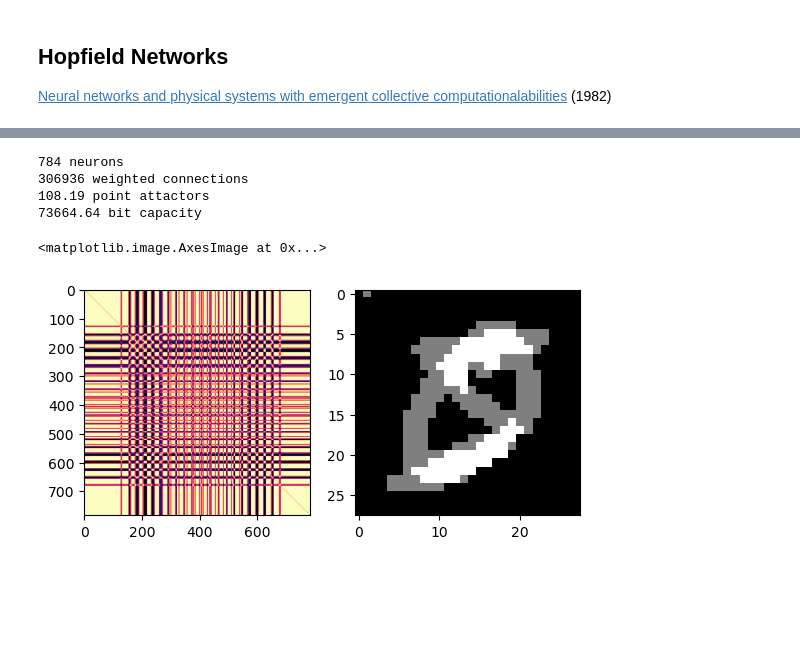
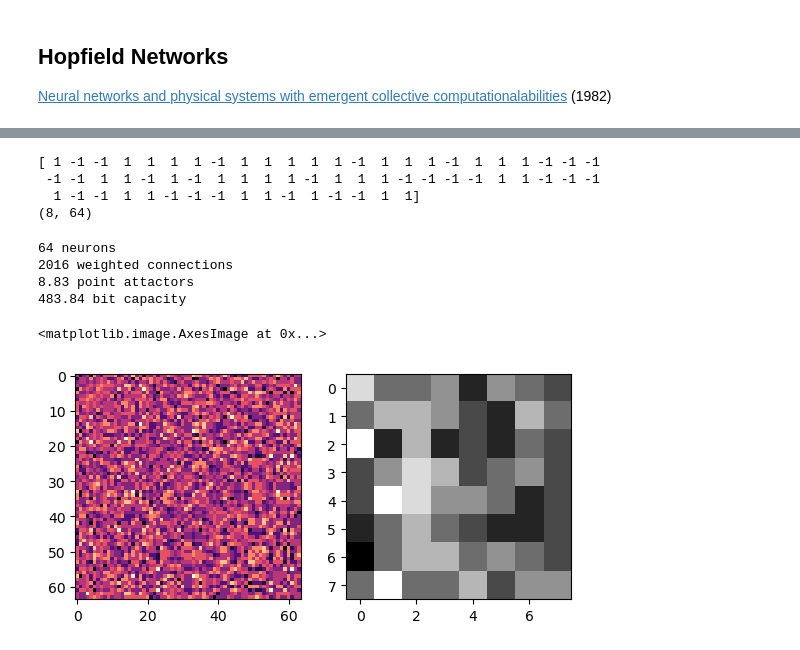
Before and after one commit to epochlab/LAM, a Jupyter notebook: sandbox/sandbox_hopfield.ipynb, the cells around one changed output, grey strips where cells are left out. Saved outputs shown, nothing was run; the diff lists cells and outputs as text; code cells hidden in the pictures; blank space fills up the shorter version.

```diff
--- a/sandbox/sandbox_hopfield.ipynb
+++ b/sandbox/sandbox_hopfield.ipynb
@@ -35,31 +48,43 @@ print(data.shape)
+# %%
+ndim = 64
+memory = 8
+# %%
+data = np.array([1 if x > 0.5 else -1 for x in np.random.rand(ndim * memory)], dtype=np.int8)
+data = data.reshape(memory, ndim)
+
+print(data[0])
+print(data.shape)
+# %% [output]
+[ 1 -1 -1  1  1  1  1 -1  1  1  1  1  1 -1  1  1  1 -1  1  1  1 -1 -1 -1
+ -1 -1  1  1 -1  1 -1  1  1  1  1 -1  1  1  1 -1 -1 -1 -1  1  1 -1 -1 -1
+  1 -1 -1  1  1 -1 -1 -1  1  1 -1  1 -1 -1  1  1]
+(8, 64)
 # %%
 # Build model
-neurons = data.shape[1]
-model = hopfield(neurons)
+model = hopfield(ndim)
 # %%
 # Summary
-w = int((neurons * (neurons - 1)) / 2)
+w = int((ndim * (ndim - 1)) / 2)
 
-print(neurons, "neurons")
+print(ndim, "neurons")
 print(w, "weighted connections")
-print(f"{neurons * 0.138:.2f} point attactors")
+print(f"{ndim * 0.138:.2f} point attactors")
 print(f"{0.24 * w:.2f} bit capacity")
 # %% [output]
-784 neurons
-306936 weighted connections
-108.19 point attactors
-73664.64 bit capacity
+64 neurons
+2016 weighted connections
+8.83 point attactors
+483.84 bit capacity
 # %%
 # Train (Encoding)
-samples = 2
-model.train(data[:samples])
+model.train(data)
 # %%
 plt.figure()
 plt.subplot(1,2,1)
 plt.imshow(model.weights, cmap='magma')
 
 plt.subplot(1,2,2)
-plt.imshow(model.weights[1].reshape(28,28), cmap='binary')
+plt.imshow(model.weights[1].reshape(int(ndim**0.5),int(ndim**0.5)), cmap='binary')
 # %% [output]
 <matplotlib.image.AxesImage at 0x...>
-[figure, old version]
+[figure, new version]
```
Also changed, not shown: parts of 8 cells of this notebook.
